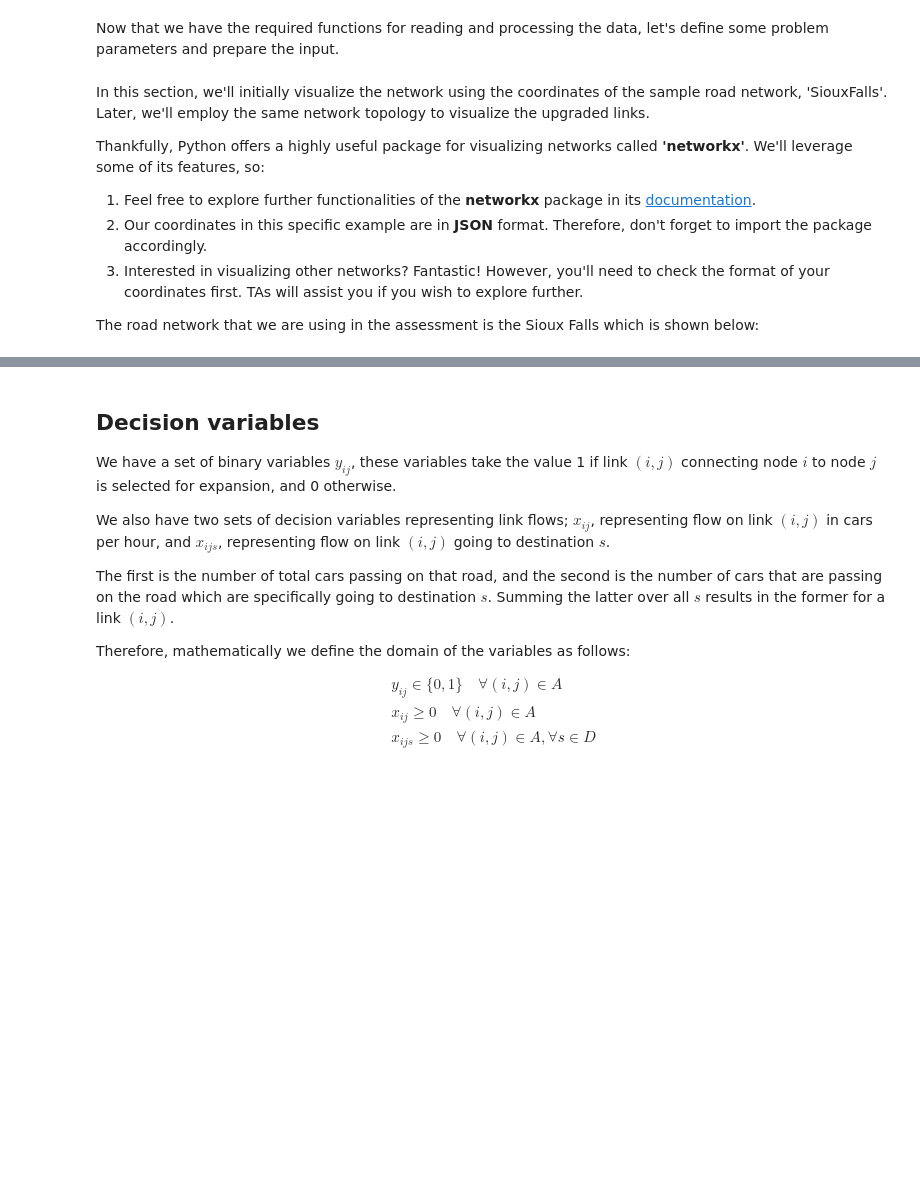
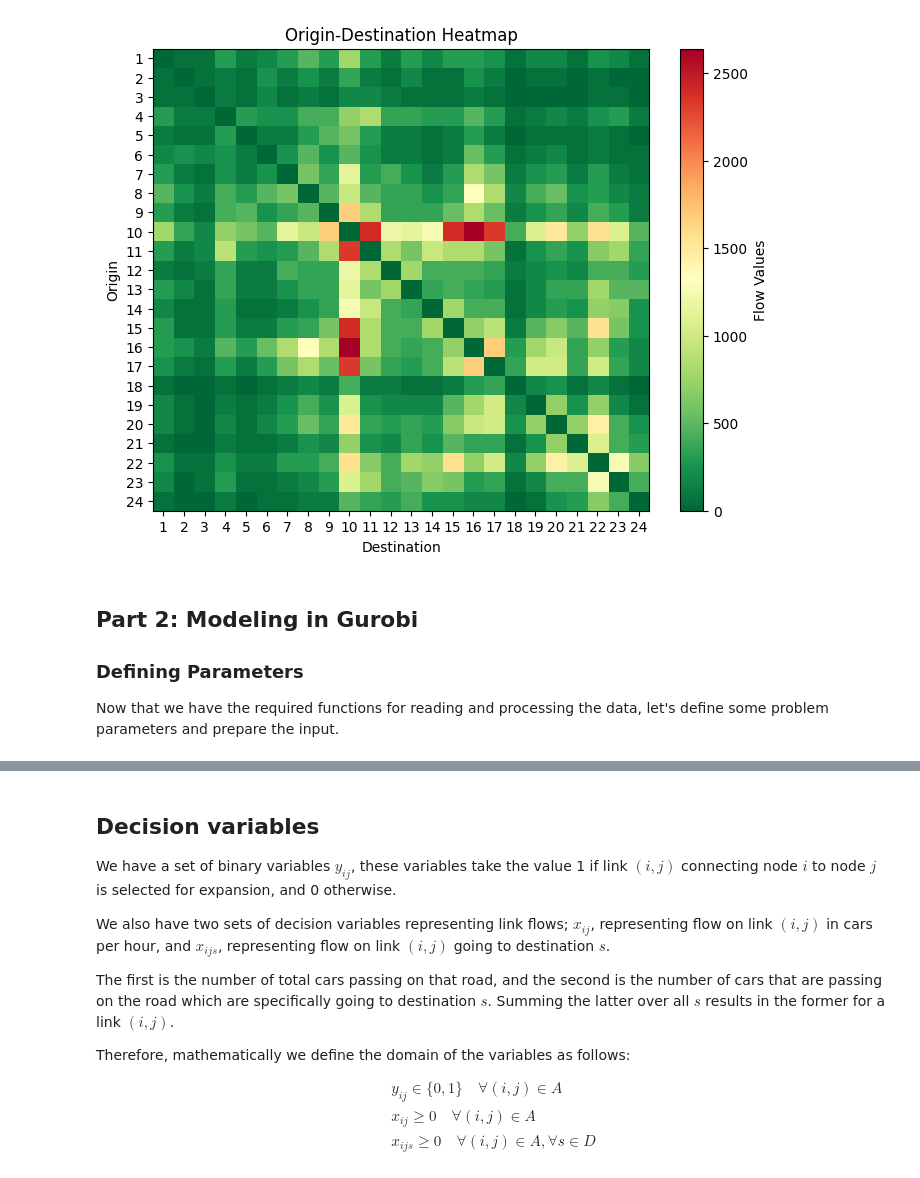
Before and after one commit to TUDelft-MUDE/2024-files, a Jupyter notebook: content/GA_2_5/Analysis_LP_solution.ipynb, the cells around one changed output, grey strips where cells are left out. Drawn from its saved outputs; the diff is of its cells as text; code cells hidden in the pictures; blank space fills up the shorter version.

```diff
--- a/content/GA_2_5/Analysis_LP_solution.ipynb
+++ b/content/GA_2_5/Analysis_LP_solution.ipynb
@@ -194,0 +214,17 @@ def create_nd_matrix(ods_data, origins, destinations, nodes):
+# %%
+import matplotlib.pyplot as plt
+import pandas as pd
+import numpy as np
+
+data = ods_data
+
+max_origin = max(key[0] for key in data.keys())
+max_destination = max(key[1] for key in data.keys())
+
+od_matrix = pd.DataFrame(index=range(1, max_origin + 1), columns=range(1, max_destination + 1))
+
+for key, value in data.items():
+    od_matrix.loc[key[0], key[1]] = value*0.6
+
+print("Origin-Destination Matrix:")
+print(od_matrix.head(5))
@@ -195,4 +248,24 @@ def create_nd_matrix(ods_data, origins, destinations, nodes):
+# %%
+# Convert to numeric and handle NaN
+od_matrix = od_matrix.fillna(0).astype(float)
+
+# Plotting the Heatmap
+plt.figure(figsize=(8, 6))
+plt.title("Origin-Destination Heatmap")
+plt.xlabel("Destination")
+plt.ylabel("Origin")
+plt.imshow(od_matrix.values, cmap='RdYlGn_r', aspect="auto", interpolation="nearest")
+plt.colorbar(label="Flow Values")
+plt.xticks(ticks=np.arange(od_matrix.shape[1]), labels=od_matrix.columns)
+plt.yticks(ticks=np.arange(od_matrix.shape[0]), labels=od_matrix.index)
+plt.show()
+# %% [output]
+[figure, added]
 # %% [markdown]
+## Part 2: Modeling in Gurobi
+
+### Defining Parameters
+
 Now that we have the required functions for reading and processing the data, let's define some problem parameters and prepare the input.
 # %%
 # define parameters, case study (network) list and the directory where their files are
@@ -231,14 +303,3 @@ dests = np.unique([dest for (orig, dest) in list(ods_data.keys())])
 # demand in node-destination form
 # an OD-matrix is built
 demand = create_nd_matrix(ods_data, origs, dests, nodes)
-# %% [markdown]
-In this section, we'll initially visualize the network using the coordinates of the sample road network, 'SiouxFalls'. Later, we'll employ the same network topology to visualize the upgraded links.
-
-Thankfully, Python offers a highly useful package for visualizing networks called **'networkx'**. We'll leverage some of its features, so:
-
-1. Feel free to explore further functionalities of the **networkx** package in its [documentation](https://networkx.org/documentation/stable/reference/index.html).
-2. Our coordinates in this specific example are in **JSON** format. Therefore, don't forget to import the package accordingly.
-3. Interested in visualizing other networks? Fantastic! However, you'll need to check the format of your coordinates first. TAs will assist you if you wish to explore further.
-
-
-The road network that we are using in the assessment is the Sioux Falls which is shown below:
```
Also changed, not shown: parts of 28 cells of this notebook, 6 other files.
